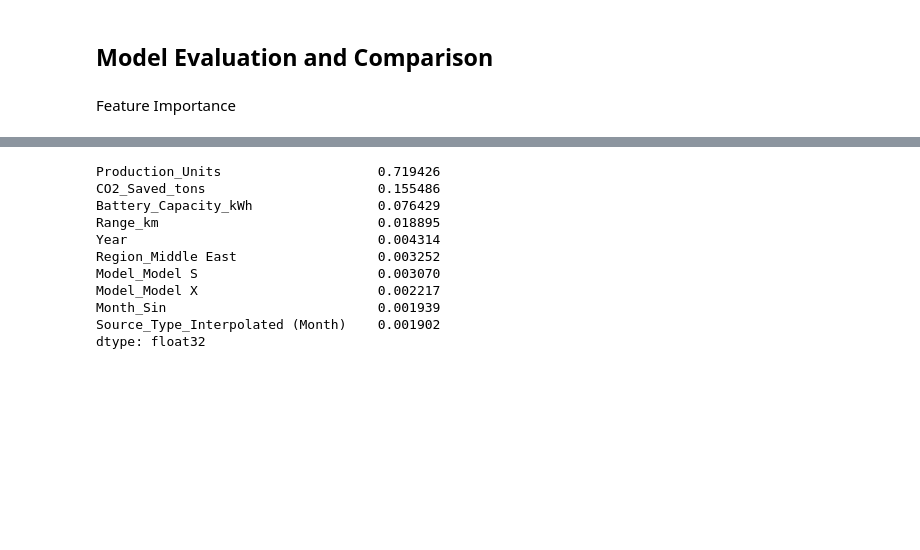
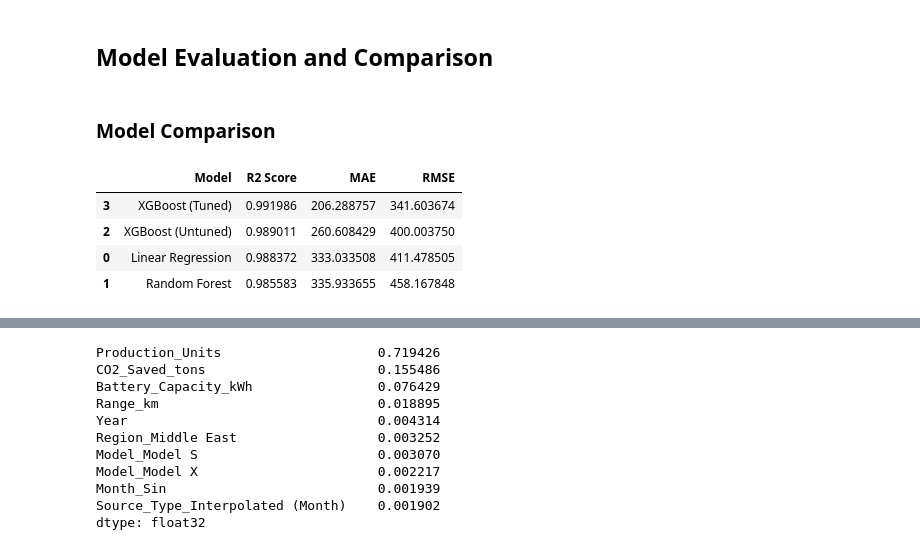
Before and after one commit to kundankumar09-v/weekly_assignments_CEI, a Jupyter notebook: week2_kundan_kumar_vennaboina.ipynb, the cells around one changed output, grey strips where cells are left out. Drawn from its saved outputs; the diff is of its cells as text; code cells hidden in the pictures; blank space fills up the shorter version.

```diff
--- a/week2_kundan_kumar_vennaboina.ipynb
+++ b/week2_kundan_kumar_vennaboina.ipynb
@@ -218,5 +238,25 @@ MAE: 206.28875732421875
 RMSE: 341.6036743252332
 # %% [markdown]
 ## Model Evaluation and Comparison
-# %% [markdown]
-Feature Importance
+# %% [markdown]
+### Model Comparison
+# %%
+model_names = ['Linear Regression', 'Random Forest', 'XGBoost (Untuned)', 'XGBoost (Tuned)']
+r2_scores = [r2_score(y_test, pred_lr), r2_score(y_test, pred_rf), r2_score(y_test, pred_xgb), r2_score(y_test, pred_best)]
+mae_scores = [mean_absolute_error(y_test, pred_lr), mean_absolute_error(y_test, pred_rf), mean_absolute_error(y_test, pred_xgb), mean_absolute_error(y_test, pred_best)]
+rmse_scores = [np.sqrt(mean_squared_error(y_test, pred_lr)), np.sqrt(mean_squared_error(y_test, pred_rf)), np.sqrt(mean_squared_error(y_test, pred_xgb)), np.sqrt(mean_squared_error(y_test, pred_best))]
+
+comparison_df = pd.DataFrame({
+    'Model': model_names,
+    'R2 Score': r2_scores,
+    'MAE': mae_scores,
+    'RMSE': rmse_scores
+})
+
+display(comparison_df.sort_values(by='R2 Score', ascending=False))
+# %% [output]
+|  | Model | R2 Score | MAE | RMSE |
+| 3 | XGBoost (Tuned) | 0.991986 | 206.288757 | 341.603674 |
+| 2 | XGBoost (Untuned) | 0.989011 | 260.608429 | 400.003750 |
+| 0 | Linear Regression | 0.988372 | 333.033508 | 411.478505 |
+| 1 | Random Forest | 0.985583 | 335.933655 | 458.167848 |
```
Also changed, not shown: parts of 19 cells of this notebook.
